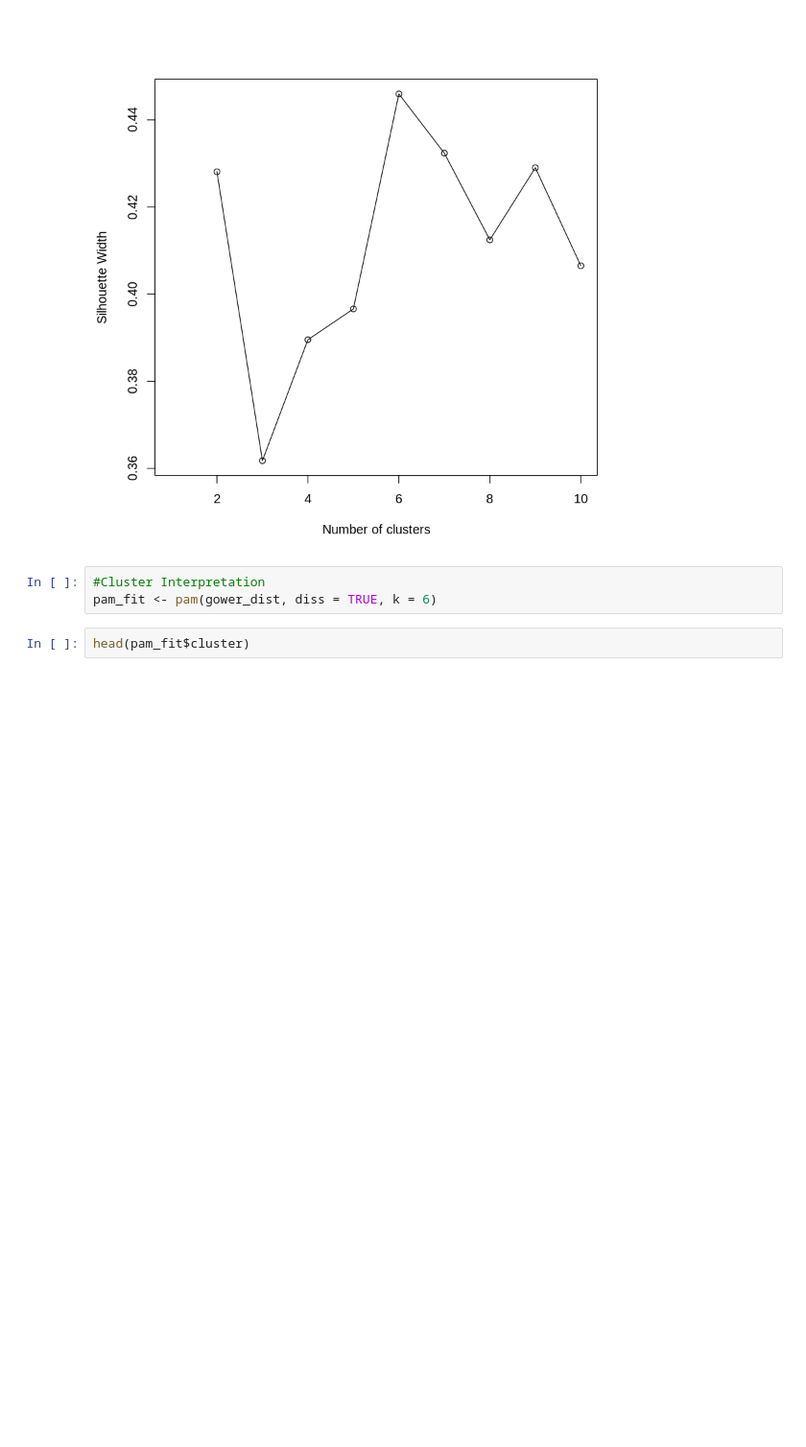
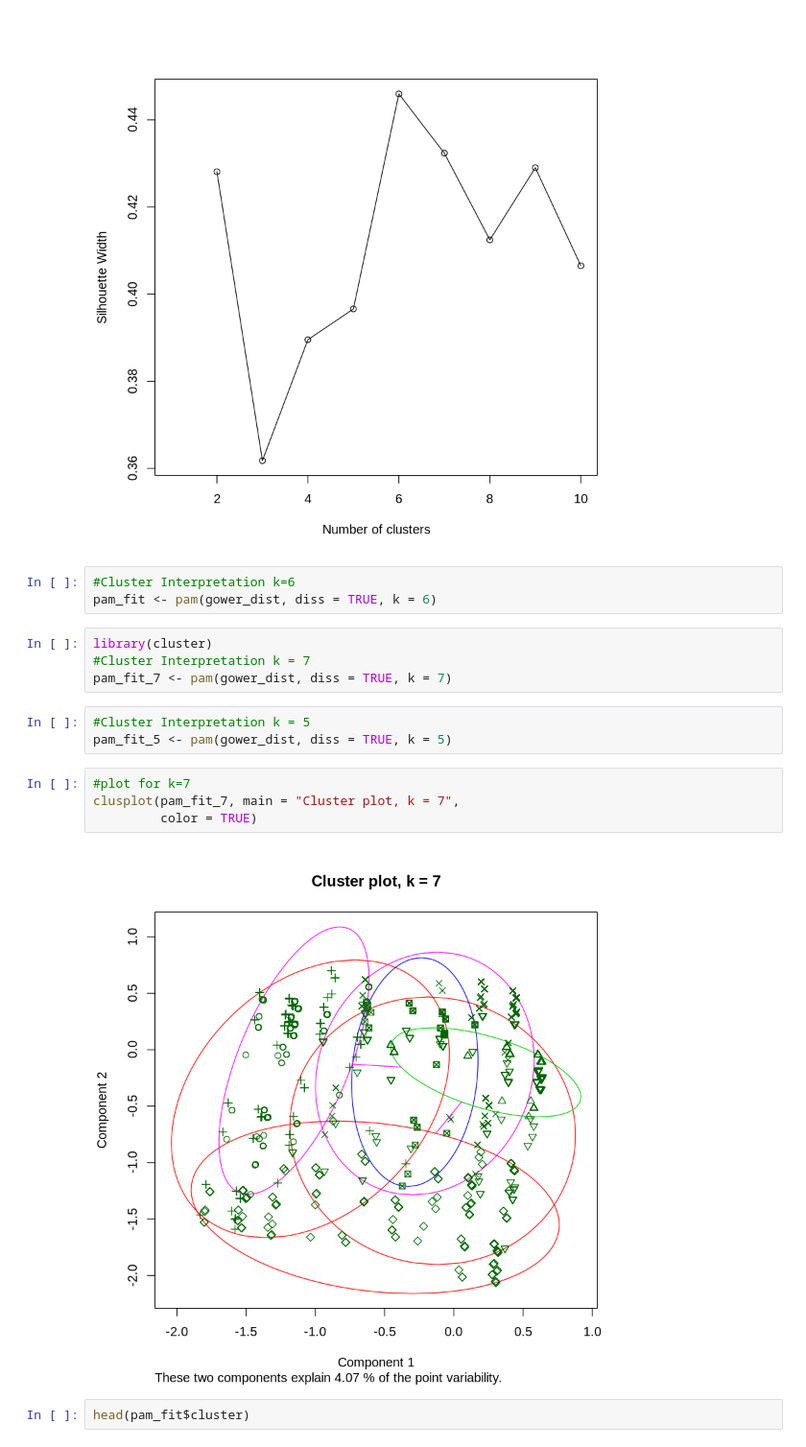
Before and after one commit to tanviranadive/analysis_practice, a Jupyter notebook: code/algorithms/Clustering.ipynb, the cells around one changed output. Shown at 96% size. Cells and saved outputs as stored; diff of their text form; blank space fills up the shorter version.

```diff
--- a/code/algorithms/Clustering.ipynb
+++ b/code/algorithms/Clustering.ipynb
@@ -220,8 +220,21 @@ lines(1:10, sil)
 # %% [output]
 [figure]
 # %%
-#Cluster Interpretation
+#Cluster Interpretation k=6
 pam_fit <- pam(gower_dist, diss = TRUE, k = 6)
+# %%
+library(cluster)
+#Cluster Interpretation k = 7
+pam_fit_7 <- pam(gower_dist, diss = TRUE, k = 7)
+# %%
+#Cluster Interpretation k = 5
+pam_fit_5 <- pam(gower_dist, diss = TRUE, k = 5)
+# %%
+#plot for k=7
+clusplot(pam_fit_7, main = "Cluster plot, k = 7",
+         color = TRUE)
+# %% [output]
+[figure, added]
 # %%
 head(pam_fit$cluster)
 # %% [output]
```
Also changed, not shown: parts of 4 cells of this notebook.
